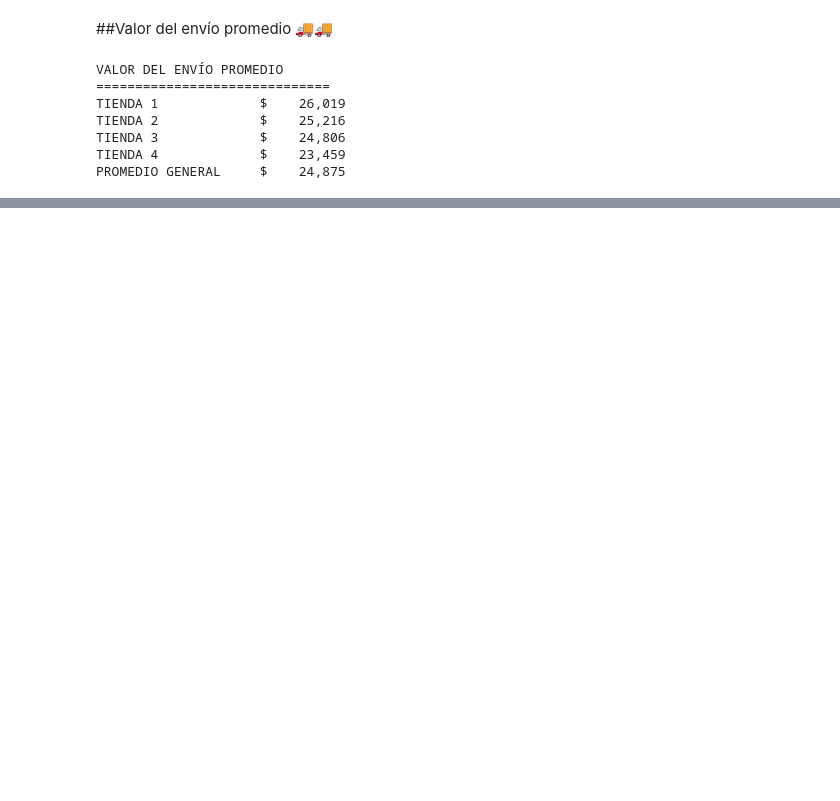
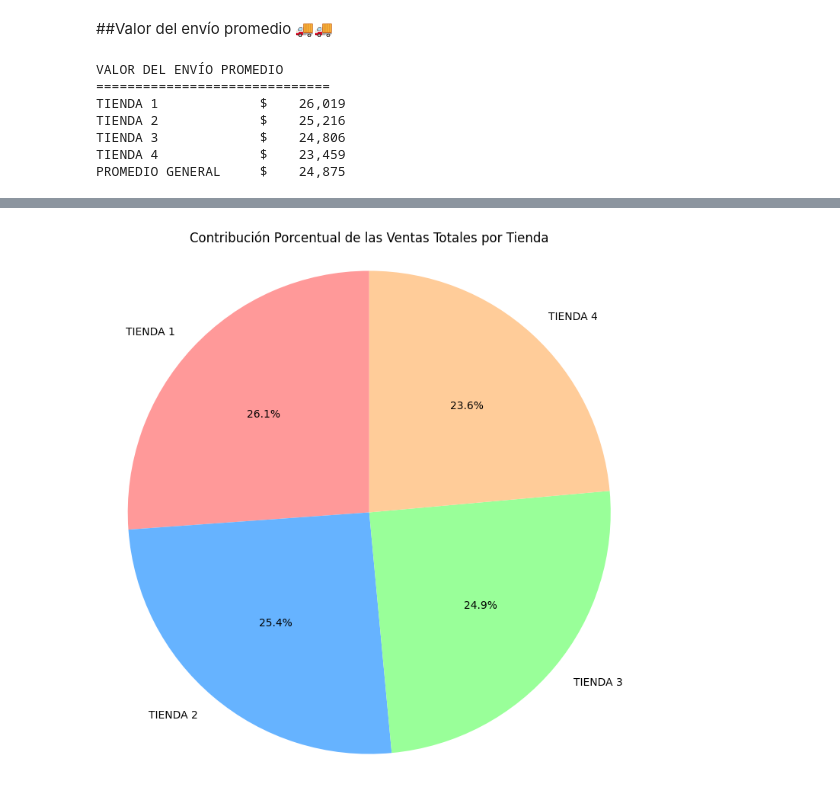
Before and after one commit to navaworkingspaces-collab/challengeone-data-science, a Jupyter notebook: Challenge1.ipynb, the cells around one changed output, grey strips where cells are left out. Cells and saved outputs as stored; diff of their text form; code cells hidden in the pictures; blank space fills up the shorter version.

```diff
--- a/Challenge1.ipynb
+++ b/Challenge1.ipynb
@@ -306,0 +349,13 @@ PROMEDIO GENERAL     $    24,875
+# %%
+plt.figure(figsize=(9, 9))
+plt.pie(ventas_tiendas['VENTAS TOTALES'],
+        labels=ventas_tiendas['TIENDA'],
+        autopct='%1.1f%%',
+        startangle=90,
+        colors=['#ff9999','#66b3ff','#99ff99','#ffcc99'])
+
+plt.title('Contribución Porcentual de las Ventas Totales por Tienda')
+plt.axis('equal')
+plt.show()
+# %% [output]
+[figure, added]
```
Also changed, not shown: parts of 6 cells of this notebook.
